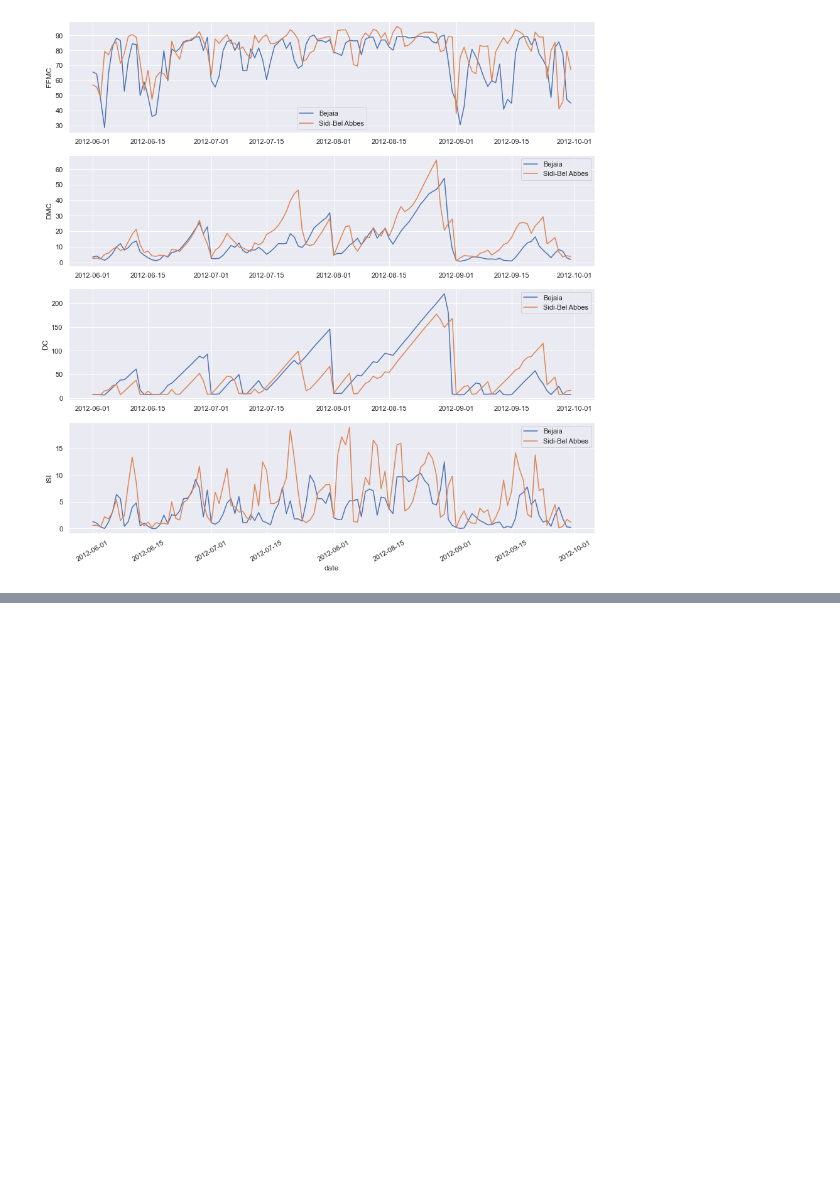
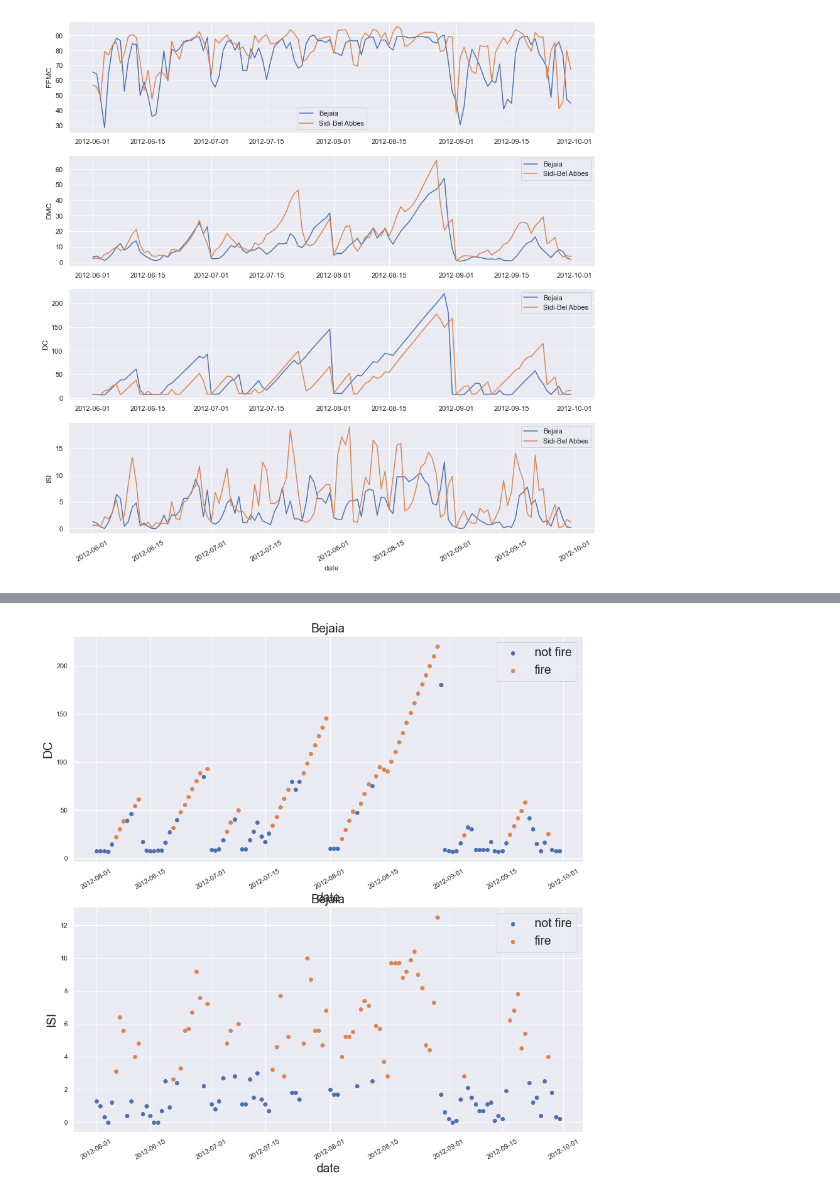
Before and after one commit to sreeman-11021996/iNeuron_Ass, a Jupyter notebook: 00. Assignments/home-work/05. End-to-End 29-05-2022/Algerian Forest Fires ML.ipynb, the cells around one changed output, grey strips where cells are left out. Cells and saved outputs as stored; diff of their text form; code cells hidden in the pictures; blank space fills up the shorter version.

```diff
--- a/00. Assignments/home-work/05. End-to-End 29-05-2022/Algerian Forest Fires ML.ipynb
+++ b/00. Assignments/home-work/05. End-to-End 29-05-2022/Algerian Forest Fires ML.ipynb
@@ -650,0 +668,4 @@ plt.xticks(rotation=30)
+# %%
+scatter_plot_num(df_test,num_feat[6:8])
+# %% [output]
+[figure, added]
```
Also changed, not shown: parts of 17 cells of this notebook.
